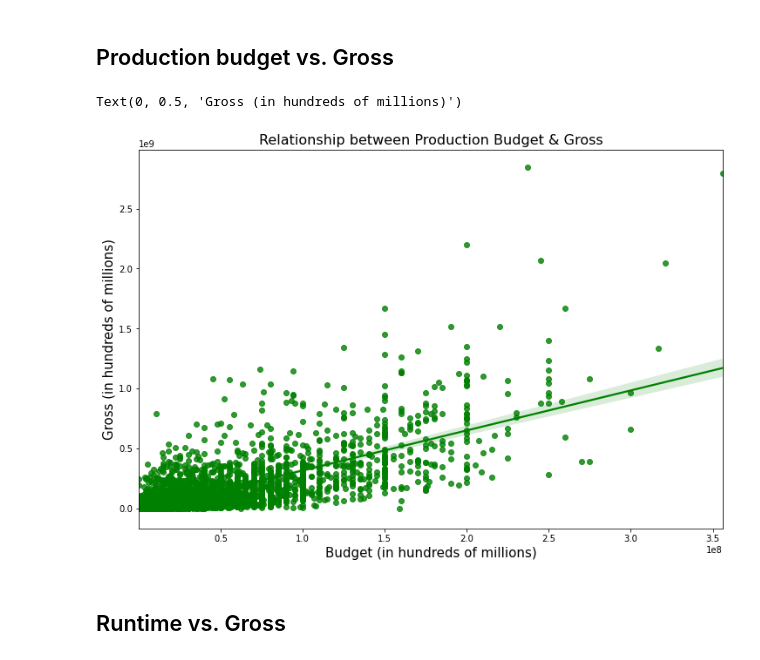
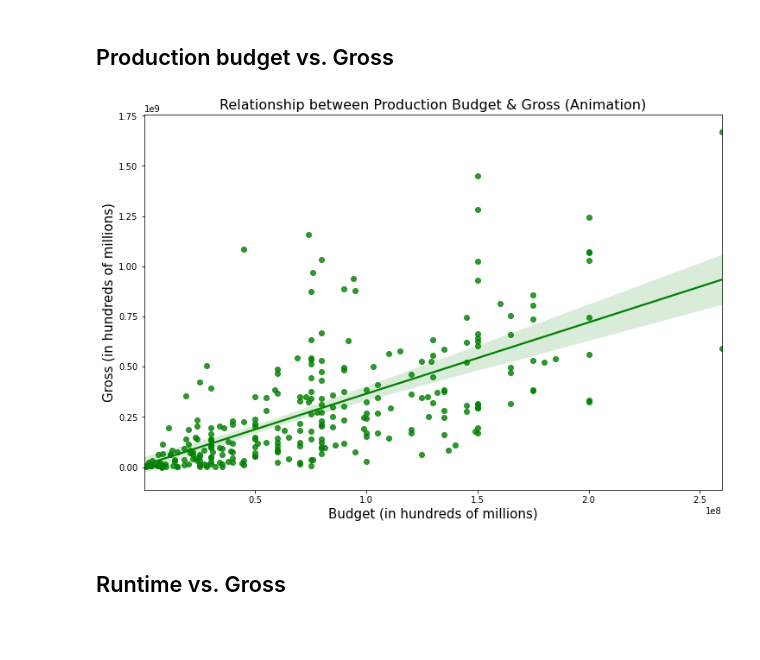
Before and after one commit to nobletang/Phase1Project, a Jupyter notebook: kaggle_movies.ipynb, the cells around one changed output. Drawn from its saved outputs; the diff is of its cells as text; code cells hidden in the pictures; blank space fills up the shorter version.

Commit message:
added regplot

```diff
--- a/kaggle_movies.ipynb
+++ b/kaggle_movies.ipynb
@@ -245,17 +245,18 @@ mean_revenue
 # %%
 # using a regression plot to analyze relationship between production budget and gross
 plt.figure(figsize=(12,8))
 
 # use seaborn to create the regression plot
-sns.regplot(x=movies_df['budget'],y=movies_df['gross'],color='g')
+sns.regplot(x=movies_df[movies_df['genre']=='Animation']['budget'],y=movies_df[movies_df['genre']=='Animation']['gross'],color='g')
 
 # add title and axes labels
-plt.title('Relationship between Production Budget & Gross', fontsize=16)
+plt.title('Relationship between Production Budget & Gross (Animation)', fontsize=16)
 plt.xlabel('Budget (in hundreds of millions)', fontsize=15)
 plt.ylabel('Gross (in hundreds of millions)', fontsize=15)
+
+plt.savefig('Graphs/Animation_regplot.png')
 # %% [output]
-Text(0, 0.5, 'Gross (in hundreds of millions)')
-[figure, old version]
+[figure, new version]
 # %% [markdown]
 ## Runtime vs. Gross
 # %%
```
Also changed, not shown: 1 other file.
